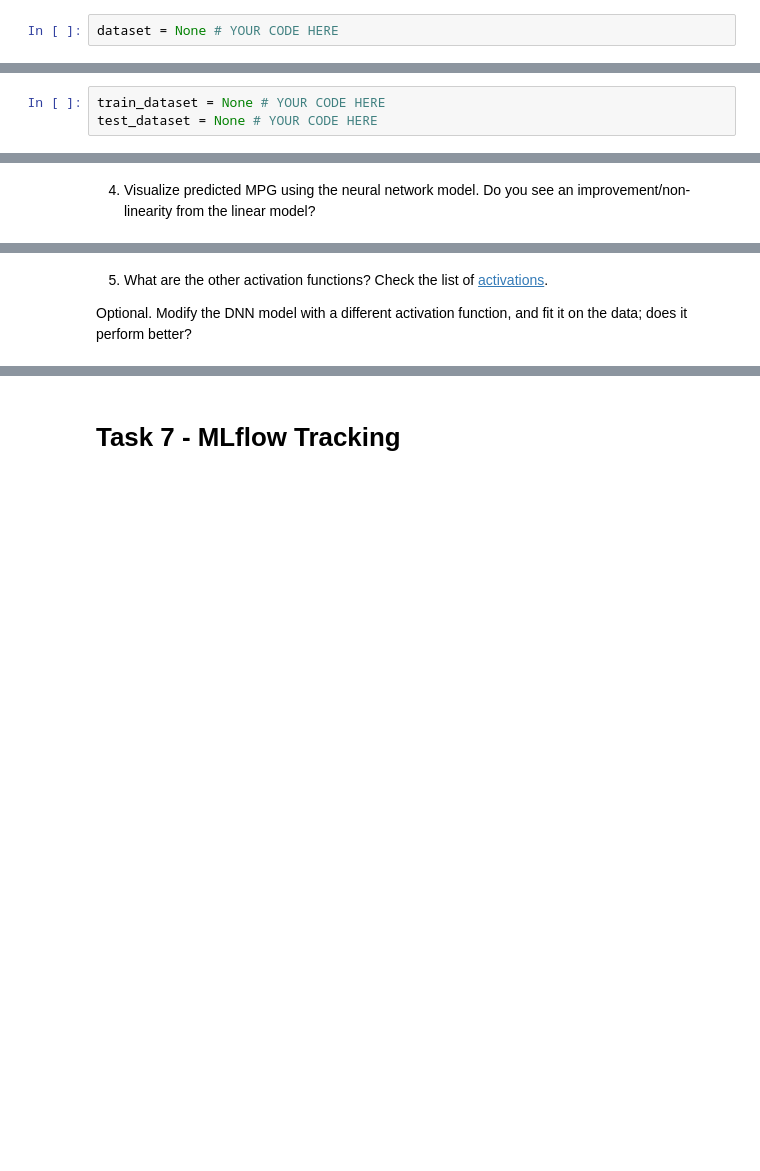
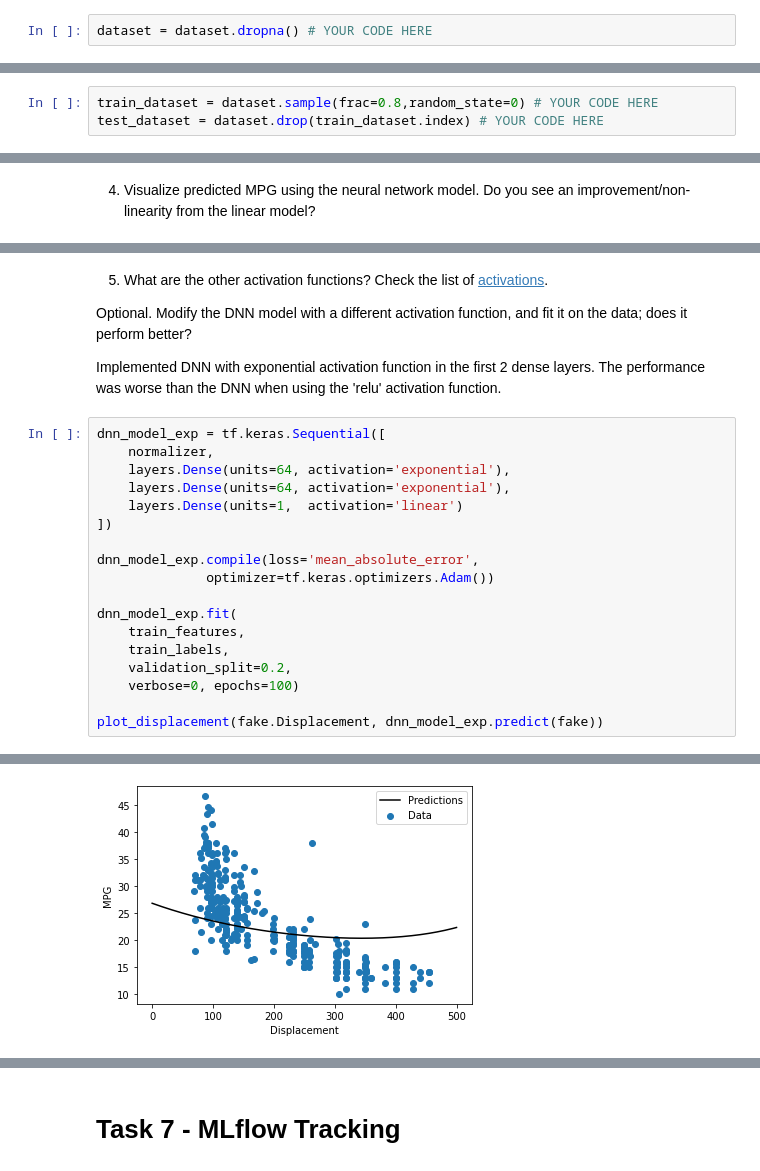
Before and after one commit to PanoEvJ/my-MLE-11, a Jupyter notebook: assignments/week-07-intro-dl/nb/fuel_efficiency.ipynb, the cells around one changed output, grey strips where cells are left out. Cells and saved outputs as stored; diff of their text form; blank space fills up the shorter version.

```diff
--- a/assignments/week-07-intro-dl/nb/fuel_efficiency.ipynb
+++ b/assignments/week-07-intro-dl/nb/fuel_efficiency.ipynb
@@ -83,7 +91,7 @@ dataset.tail()
 # %% [markdown]
 2. The dataset contains a few unknown values, we drop those rows to keep this initial tutorial simple. Use `pd.DataFrame.dropna()`:
 # %%
-dataset = None # YOUR CODE HERE
+dataset = dataset.dropna() # YOUR CODE HERE
 # %% [markdown]
 3. The `"Origin"` column is categorical, not numeric. So the next step is to one-hot encode the values in the column with [pd.get_dummies](https://pandas.pydata.org/docs/reference/api/pandas.get_dummies.html).
 # %%
@@ -96,8 +111,8 @@ dataset.tail()
 
    Then use `pd.DataFrame.drop()` to obtain the `test_dataset`.
 # %%
-train_dataset = None # YOUR CODE HERE
-test_dataset = None # YOUR CODE HERE
+train_dataset = dataset.sample(frac=0.8,random_state=0) # YOUR CODE HERE
+test_dataset = dataset.drop(train_dataset.index) # YOUR CODE HERE
 # %% [markdown]
 5. Review the pairwise relationships of a few pairs of columns from the training set.
 
@@ -351,3 +499,24 @@ plot_displacement(fake.Displacement, dnn_model.predict(fake))
 5. What are the other activation functions? Check the list of [activations](https://www.tensorflow.org/api_docs/python/tf/keras/activations).
 
   Optional. Modify the DNN model with a different activation function, and fit it on the data; does it perform better?
+
+  Implemented DNN with exponential activation function in the first 2 dense layers. The performance was worse than the DNN when using the 'relu' activation function.
+# %%
+dnn_model_exp = tf.keras.Sequential([
+    normalizer,
+    layers.Dense(units=64, activation='exponential'),
+    layers.Dense(units=64, activation='exponential'),
+    layers.Dense(units=1,  activation='linear')
+])
+
+dnn_model_exp.compile(loss='mean_absolute_error',
+              optimizer=tf.keras.optimizers.Adam())
+
+dnn_model_exp.fit(
+    train_features,
+    train_labels,
+    validation_split=0.2,
+    verbose=0, epochs=100)
+
+plot_displacement(fake.Displacement, dnn_model_exp.predict(fake))
+# %% [output]
@@ -354,2 +528,3 @@ plot_displacement(fake.Displacement, dnn_model.predict(fake))
+[figure, added]
 # %% [markdown]
 6. Overfitting is a common problem for DNN models, how should we deal with it? Check [Regularizers](https://www.tensorflow.org/api_docs/python/tf/keras/regularizers) on tf.keras. Any other techiniques that are invented for neural networks?
```
Also changed, not shown: parts of 50 cells of this notebook.
